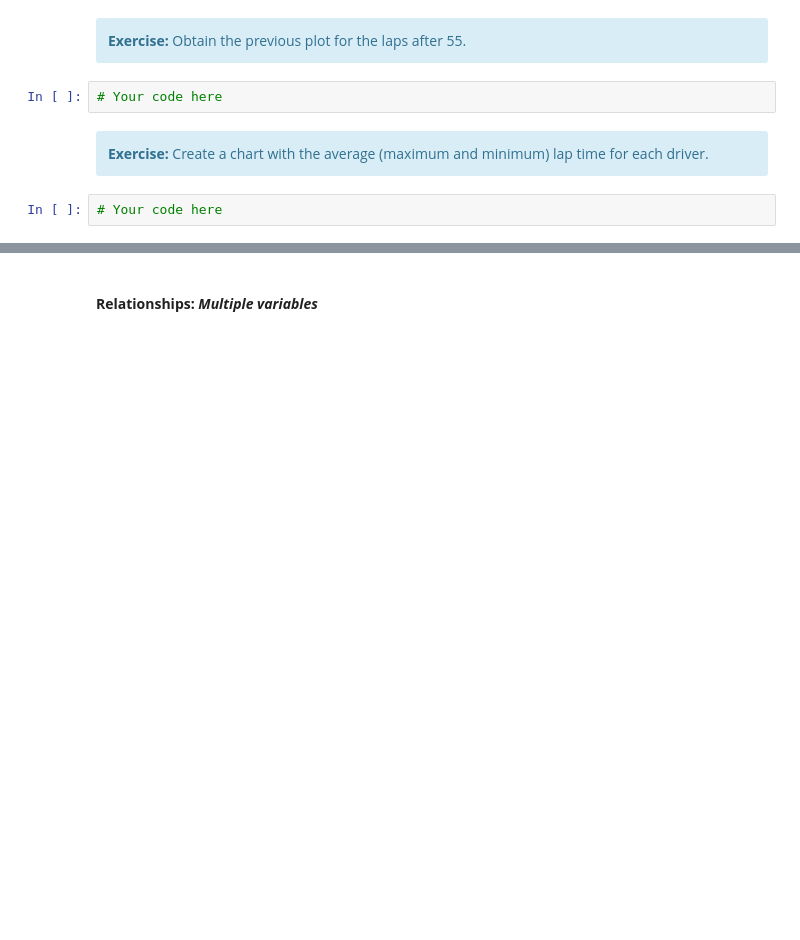
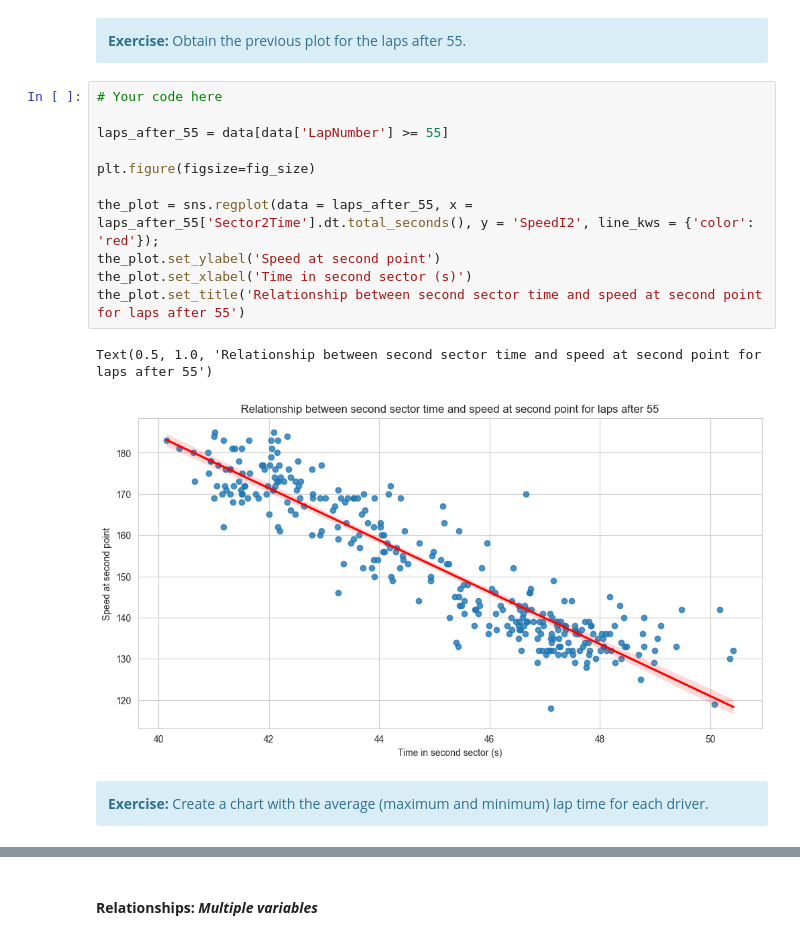
Before and after one commit to UO288511/Inteligentes, a Jupyter notebook: PL2/Lab2.3-Visualization.ipynb, the cells around one changed output, grey strips where cells are left out. Cells and saved outputs as stored; diff of their text form; blank space fills up the shorter version.

```diff
--- a/PL2/Lab2.3-Visualization.ipynb
+++ b/PL2/Lab2.3-Visualization.ipynb
@@ -225,11 +340,21 @@ the_plot.set_title('Relationship between second sector time and speed at second
 <div class="alert alert-block alert-info">
     <b>Exercise:</b> Obtain the previous plot for the laps after 55.
 </div>
-# %%
-# Your code here
+# %%
+# Your code here
+
+laps_after_55 = data[data['LapNumber'] >= 55]
+
+plt.figure(figsize=fig_size)
+
+the_plot = sns.regplot(data = laps_after_55, x = laps_after_55['Sector2Time'].dt.total_seconds(), y = 'SpeedI2', line_kws = {'color': 'red'});
+the_plot.set_ylabel('Speed at second point')
+the_plot.set_xlabel('Time in second sector (s)')
+the_plot.set_title('Relationship between second sector time and speed at second point for laps after 55')
+# %% [output]
+Text(0.5, 1.0, 'Relationship between second sector time and speed at second point for laps after 55')
+[figure, added]
 # %% [markdown]
 <div class="alert alert-block alert-info">
     <b>Exercise:</b> Create a chart with the average (maximum and minimum) lap time for each driver.
 </div>
-# %%
-# Your code here
```
Also changed, not shown: parts of 30 cells of this notebook, 2 other files.
